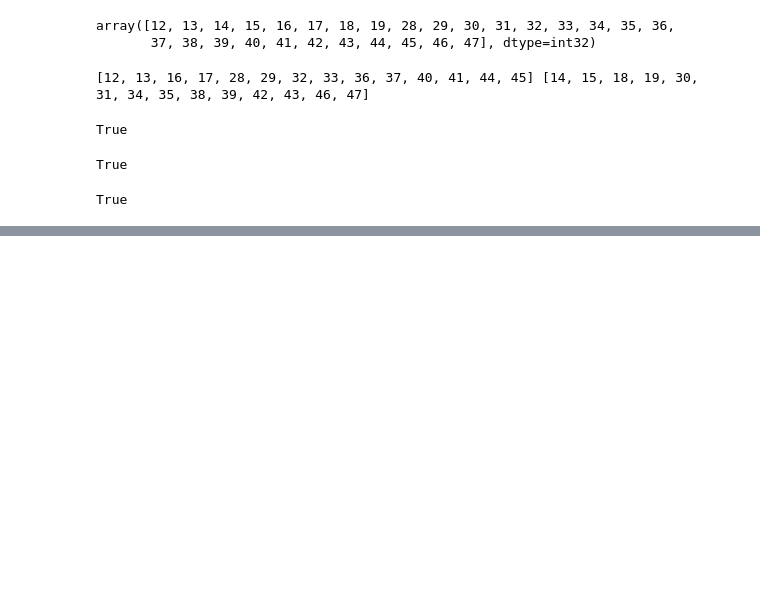
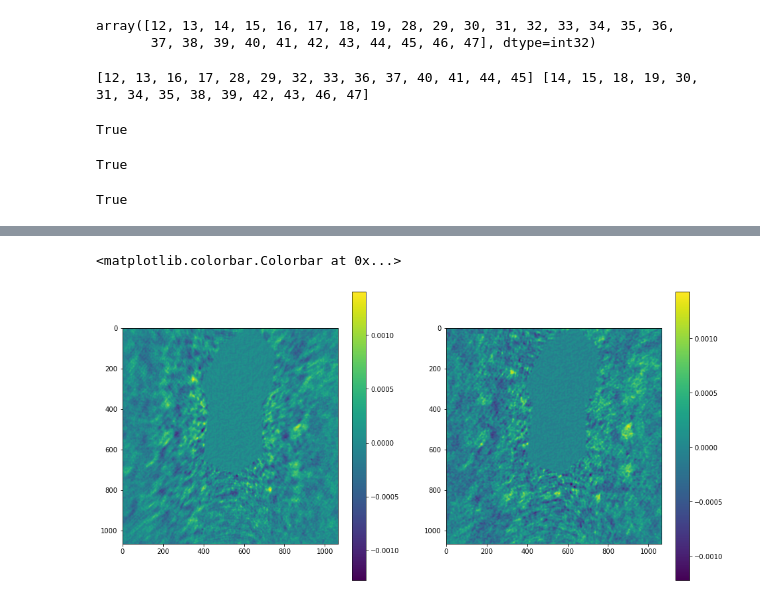
Before and after one commit to keflavich/almaimf-notebooks, a Jupyter notebook: W51-E_B3_SplitBand.ipynb, the cells around one changed output, grey strips where cells are left out. Cells and saved outputs as stored; diff of their text form; code cells hidden in the pictures; blank space fills up the shorter version.

```diff
--- a/W51-E_B3_SplitBand.ipynb
+++ b/W51-E_B3_SplitBand.ipynb
@@ -114,0 +271,8 @@ tclean(vis="W51-E_B3_selfcal_100GHz.ms",
+# %%
+cutoutregion = 'fk5; box(19:23:43.93,+14:30:34.8,40",40")'
+high_resid_tt0 = SpectralCube.read("imaging_results/W51-E_B3_uid___A001_X1296_X10b_continuum_merged_12M_robust0_selfcal7_finaliter_highfreq_brightmask_clean.residual.tt0", format='casa_image')
+low_resid_tt0 = SpectralCube.read("imaging_results/W51-E_B3_uid___A001_X1296_X10b_continuum_merged_12M_robust0_selfcal7_finaliter_lowfreq_brightmask_clean.residual.tt0", format='casa_image')
+pl.figure(figsize=(16,8))
+ax = pl.subplot(1,2,1); im=high_resid_tt0.subcube_from_ds9region(cutoutregion)[0].value; pl.imshow(im, norm=simple_norm(im)); pl.colorbar()
+ax = pl.subplot(1,2,2); im=low_resid_tt0.subcube_from_ds9region(cutoutregion)[0].value; pl.imshow(im, norm=simple_norm(im)); pl.colorbar()
+# %% [output]
@@ -114,0 +283,2 @@ tclean(vis="W51-E_B3_selfcal_100GHz.ms",
+<matplotlib.colorbar.Colorbar at 0x...>
+[figure, added]
```
Also changed, not shown: parts of 24 cells of this notebook, 4 other files.
